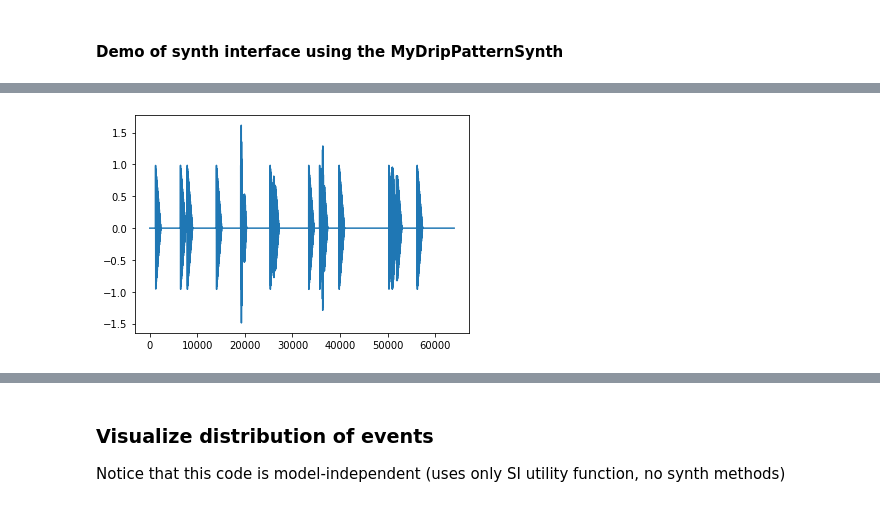
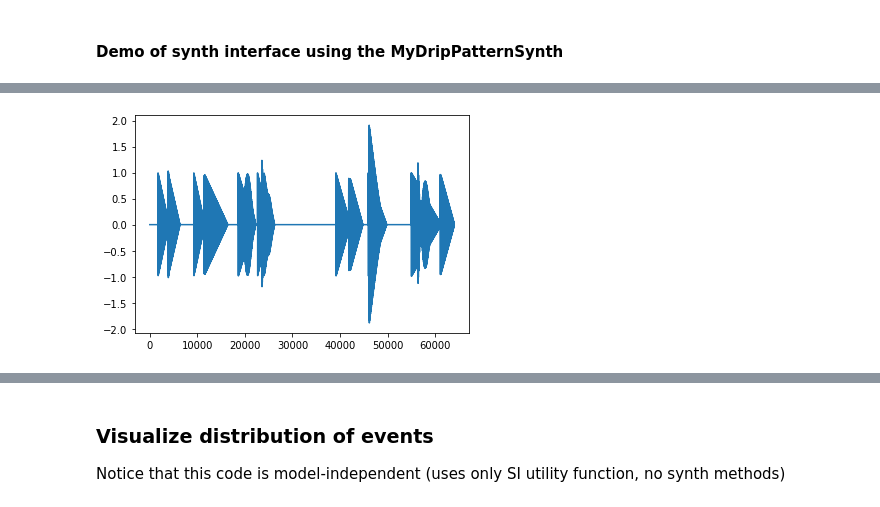
Before and after one commit to prashanthtr/dripTextureDS, a Jupyter notebook: dripTextureVisualization-notebook.ipynb, the cells around one changed output, grey strips where cells are left out. Drawn from its saved outputs; the diff is of its cells as text; code cells hidden in the pictures.

Commit message:
pushed version with decay rate independent parameter from Q. Kept the name of parameter as decay rate

```diff
--- a/dripTextureVisualization-notebook.ipynb
+++ b/dripTextureVisualization-notebook.ipynb
@@ -102,19 +108,21 @@ display(Audio(sig, rate=16000, autoplay=True))
 # %%
 from myDripPatternSynth import MyDripPatternSynth
 
 barsynth=MyDripPatternSynth()
 
 barsynth.setParamNorm('cf', 0.2) # Can set any synth parameter with setParam()
-barsynth.setParam('Q', 70) # Can set any synth parameter with setParam()
+barsynth.setParam('sweep', 70) # Can set any synth parameter with setParam()
+barsynth.setParam('decay', 5) # Can set any synth parameter with setParam()
+barsynth.setParam('decayVar', 2.5) # Can set any synth parameter with setParam()
 barsynth.setParam("rate_exp",2) # will make 2^1 events per second
 barsynth.setParam("irreg_exp", 1)
 
 barsig=barsynth.generate(4)      #generates 4 seconds of drip sound
 plt.plot(barsig)
 display(Audio(barsig, rate=16000, autoplay=True))
 # %% [output]
 [interactive output not drawn]
-[figure, old version]
+[figure, new version]
 # %%
 #Chunking the drip sounds into smaller segments for training/test data sets
 chunkedAudio = SI.selectVariation(barsig, 16000, 1, 2)
```
Also changed, not shown: parts of 8 cells of this notebook, 3 other files.
